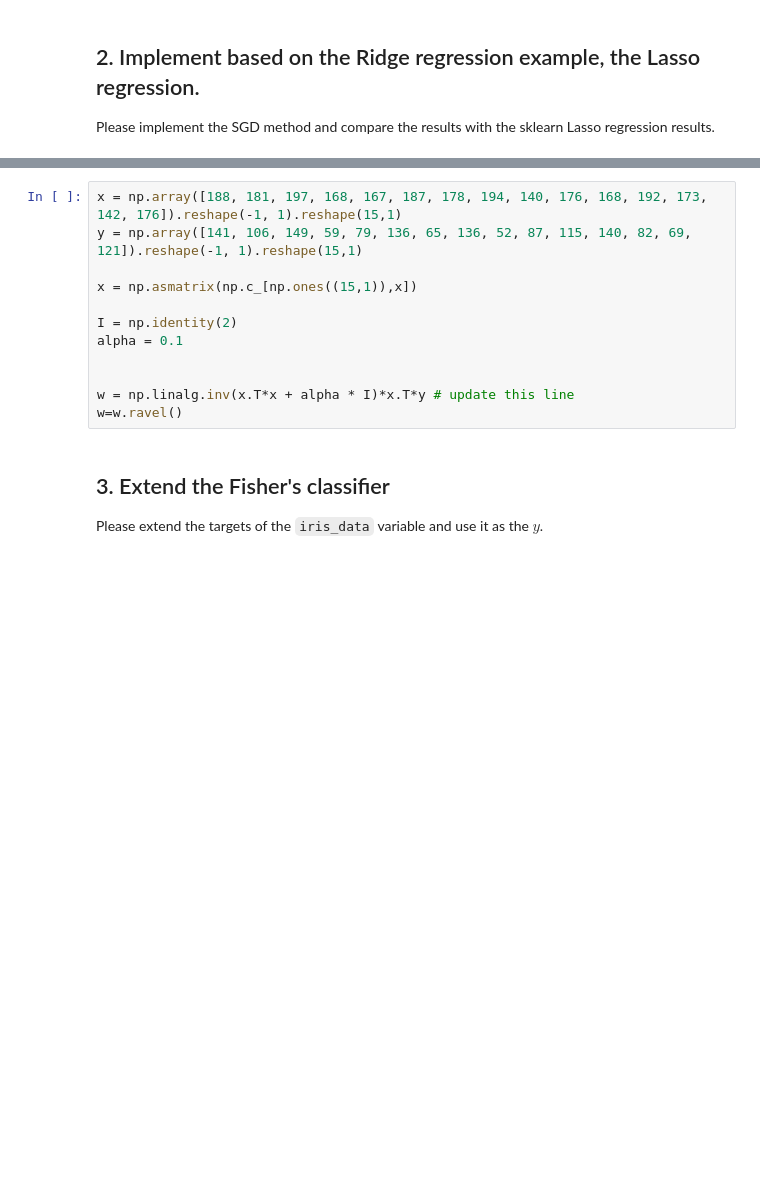
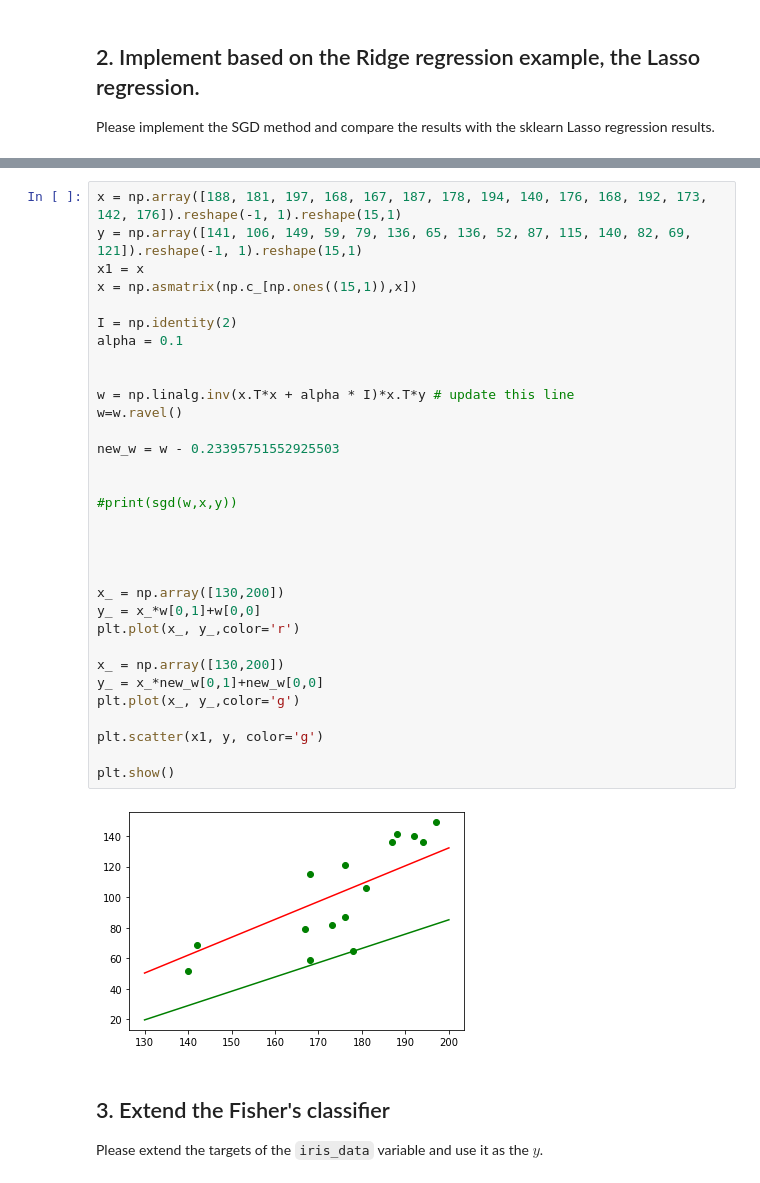
Before and after one commit to mikecrow/machine-learning-answers, a Jupyter notebook: 025_Exercises.ipynb, the cells around one changed output, grey strips where cells are left out. Cells and saved outputs as stored; diff of their text form; blank space fills up the shorter version.

```diff
--- a/025_Exercises.ipynb
+++ b/025_Exercises.ipynb
@@ -48,15 +74,37 @@ def sgd(w_old, ):
 # %%
 x = np.array([188, 181, 197, 168, 167, 187, 178, 194, 140, 176, 168, 192, 173, 142, 176]).reshape(-1, 1).reshape(15,1)
 y = np.array([141, 106, 149, 59, 79, 136, 65, 136, 52, 87, 115, 140, 82, 69, 121]).reshape(-1, 1).reshape(15,1)
-
+x1 = x
 x = np.asmatrix(np.c_[np.ones((15,1)),x])
 
 I = np.identity(2)
 alpha = 0.1
 
 
 w = np.linalg.inv(x.T*x + alpha * I)*x.T*y # update this line
 w=w.ravel()
+
+new_w = w - 0.23395751552925503
+
+
+#print(sgd(w,x,y))
+
+
+
+
+x_ = np.array([130,200])
+y_ = x_*w[0,1]+w[0,0]
+plt.plot(x_, y_,color='r')
+
+x_ = np.array([130,200])
+y_ = x_*new_w[0,1]+new_w[0,0]
+plt.plot(x_, y_,color='g')
+
+plt.scatter(x1, y, color='g')
+
+plt.show()
+# %% [output]
+[figure, added]
 # %% [markdown]
 ## 3. Extend the Fisher's classifier
 
```
Also changed, not shown: parts of 3 cells of this notebook, 3 other files.
